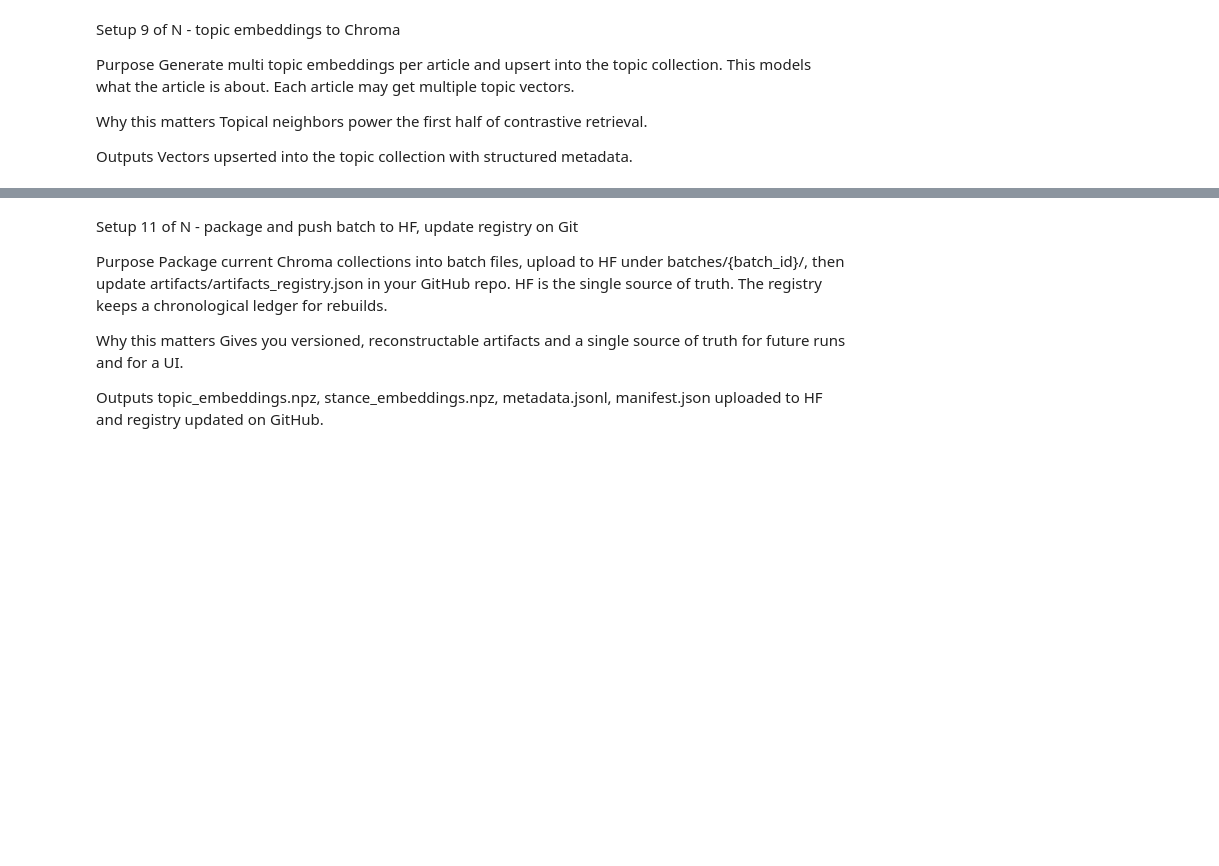
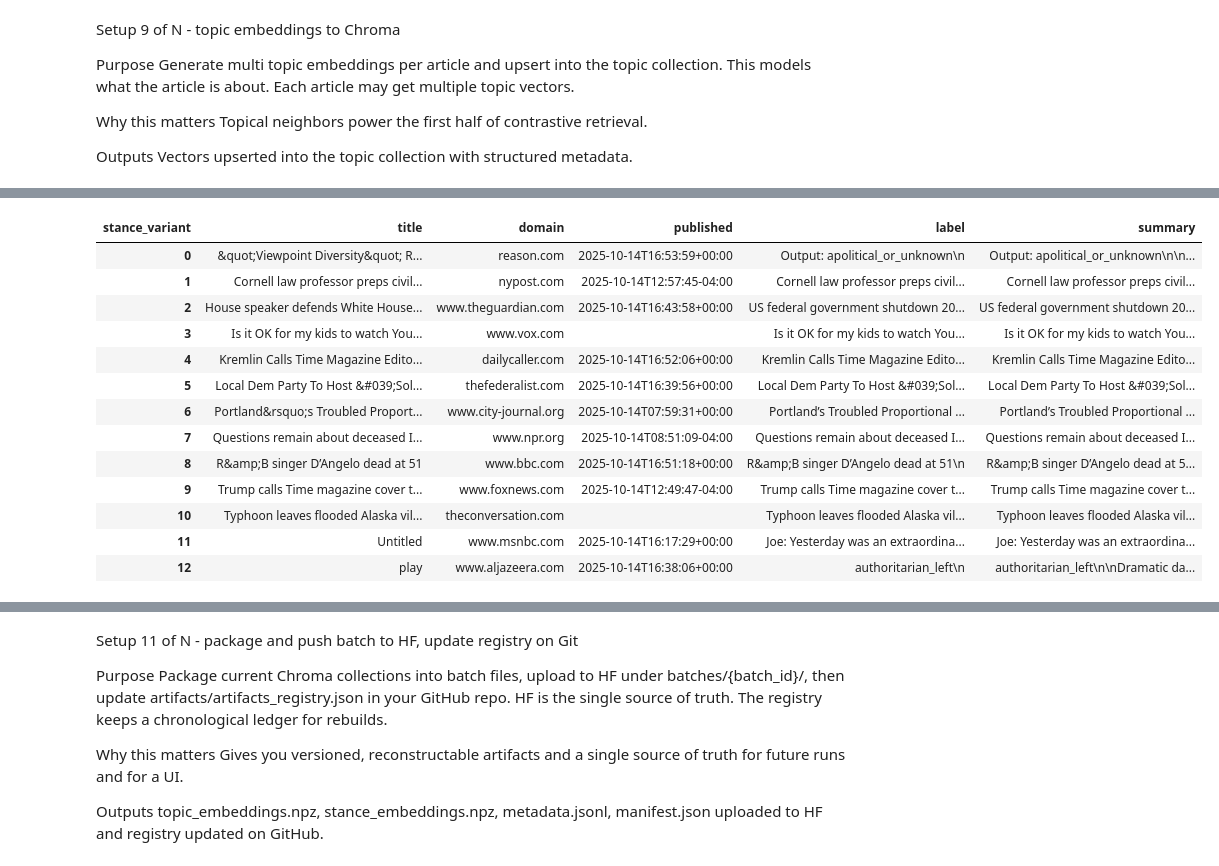
Before and after one commit to AHMerrill/anti-echo-chamber, a Jupyter notebook: scraper_artifacts.ipynb, the cells around one changed output, grey strips where cells are left out. Cells and saved outputs as stored; diff of their text form; code cells hidden in the pictures; blank space fills up the shorter version.

```diff
--- a/scraper_artifacts.ipynb
+++ b/scraper_artifacts.ipynb
@@ -1387,0 +1537,73 @@ ERROR:chromadb.telemetry.product.posthog:Failed to send telemetry event ClientSt
+# %%
+# ==============================
+# Setup 10 Checker — Dual-Model Hybrid Stance Verification
+# ==============================
+import pandas as pd
+import chromadb
+from pathlib import Path
+
+PROJECT_ROOT = Path("/content/anti_echo").resolve()
+client = chromadb.PersistentClient(path=str(PROJECT_ROOT / CONFIG["chroma"]["dir"]))
+stance_coll = client.get_collection(CONFIG["chroma_collections"]["stance"])
+
+count = stance_coll.count()
+print(f"Loaded Chroma collection '{CONFIG['chroma_collections']['stance']}' with {count} entries")
+
+# --- Fetch metadata from Chroma ---
+dump = stance_coll.get(include=["metadatas"], limit=count)
+
+rows = []
+for rid, meta in zip(dump["ids"], dump["metadatas"]):
+    if not isinstance(meta, dict):
+        continue
+
+    rows.append({
+        "row_id": rid,
+        "stance_variant": meta.get("stance_variant", ""),
+        "title": meta.get("title", ""),
+        "domain": meta.get("domain", ""),
+        "published": meta.get("published", ""),
+        "political_leaning": meta.get("political_leaning", ""),
+        "implied_stance": meta.get("implied_stance", ""),
+        "stance_summary_text": meta.get("stance_summary_text", "")[:250]
+    })
+
+df = pd.DataFrame(rows)
+if df.empty:
+    raise ValueError("No stance metadata found in Chroma collection — run Setup 10 first.")
+
+# --- Normalize timestamps and sort ---
+df["published_dt"] = pd.to_datetime(df["published"], errors="coerce")
+df = df.sort_values(by=["published_dt", "domain", "title"], ascending=[False, True, True]).reset_index(drop=True)
+
+# --- Build a pivot table: one row per article, two columns (label + summary) ---
+pivot = (
+    df.pivot_table(
+        index=["title", "domain", "published"],
+        columns="stance_variant",
+        values="stance_summary_text",
+        aggfunc="first"
+    )
+    .reset_index()
+    .fillna("")
+)
+
+# --- Add readable combined stance info (for debugging) ---
+def stance_label(row, variant):
+    subset = df[(df["title"] == row["title"]) & (df["stance_variant"] == variant)]
+    if subset.empty:
+        return ""
+    meta = subset.iloc[0]
+    if variant == "label":
+        return f"{meta['political_leaning']}\n{meta['implied_stance']}"
+    elif variant == "summary":
+        return f"{meta['political_leaning']}\n{meta['implied_stance']}\n{meta['stance_summary_text']}"
+    return ""
+
+pivot["label"] = pivot.apply(lambda r: stance_label(r, "label"), axis=1)
+pivot["summary"] = pivot.apply(lambda r: stance_label(r, "summary"), axis=1)
+
+# --- Display summary ---
+print(f"Articles: {len(pivot)} | Total stance records: {len(df)}")
+display(pivot[["title", "domain", "published", "label", "summary"]].head(20))
+# %% [output]
@@ -1387,0 +1614,14 @@ ERROR:chromadb.telemetry.product.posthog:Failed to send telemetry event ClientSt
+| stance_variant | title | domain | published | label | summary |
+| 0 | &quot;Viewpoint Diversity&quot; R... | reason.com | 2025-10-14T16:53:59+00:00 | Output: apolitical_or_unknown\n | Output: apolitical_or_unknown\n\n... |
+| 1 | Cornell law professor preps civil... | nypost.com | 2025-10-14T12:57:45-04:00 | Cornell law professor preps civil... | Cornell law professor preps civil... |
+| 2 | House speaker defends White House... | www.theguardian.com | 2025-10-14T16:43:58+00:00 | US federal government shutdown 20... | US federal government shutdown 20... |
+| 3 | Is it OK for my kids to watch You... | www.vox.com |  | Is it OK for my kids to watch You... | Is it OK for my kids to watch You... |
+| 4 | Kremlin Calls Time Magazine Edito... | dailycaller.com | 2025-10-14T16:52:06+00:00 | Kremlin Calls Time Magazine Edito... | Kremlin Calls Time Magazine Edito... |
+| 5 | Local Dem Party To Host &#039;Sol... | thefederalist.com | 2025-10-14T16:39:56+00:00 | Local Dem Party To Host &#039;Sol... | Local Dem Party To Host &#039;Sol... |
+| 6 | Portland&rsquo;s Troubled Proport... | www.city-journal.org | 2025-10-14T07:59:31+00:00 | Portland’s Troubled Proportional ... | Portland’s Troubled Proportional ... |
+| 7 | Questions remain about deceased I... | www.npr.org | 2025-10-14T08:51:09-04:00 | Questions remain about deceased I... | Questions remain about deceased I... |
+| 8 | R&amp;B singer D’Angelo dead at 51 | www.bbc.com | 2025-10-14T16:51:18+00:00 | R&amp;B singer D’Angelo dead at 51\n | R&amp;B singer D’Angelo dead at 5... |
+| 9 | Trump calls Time magazine cover t... | www.foxnews.com | 2025-10-14T12:49:47-04:00 | Trump calls Time magazine cover t... | Trump calls Time magazine cover t... |
+| 10 | Typhoon leaves flooded Alaska vil... | theconversation.com |  | Typhoon leaves flooded Alaska vil... | Typhoon leaves flooded Alaska vil... |
+| 11 | Untitled | www.msnbc.com | 2025-10-14T16:17:29+00:00 | Joe: Yesterday was an extraordina... | Joe: Yesterday was an extraordina... |
+| 12 | play | www.aljazeera.com | 2025-10-14T16:38:06+00:00 | authoritarian_left\n | authoritarian_left\n\nDramatic da... |
```
Also changed, not shown: parts of 15 cells of this notebook.
